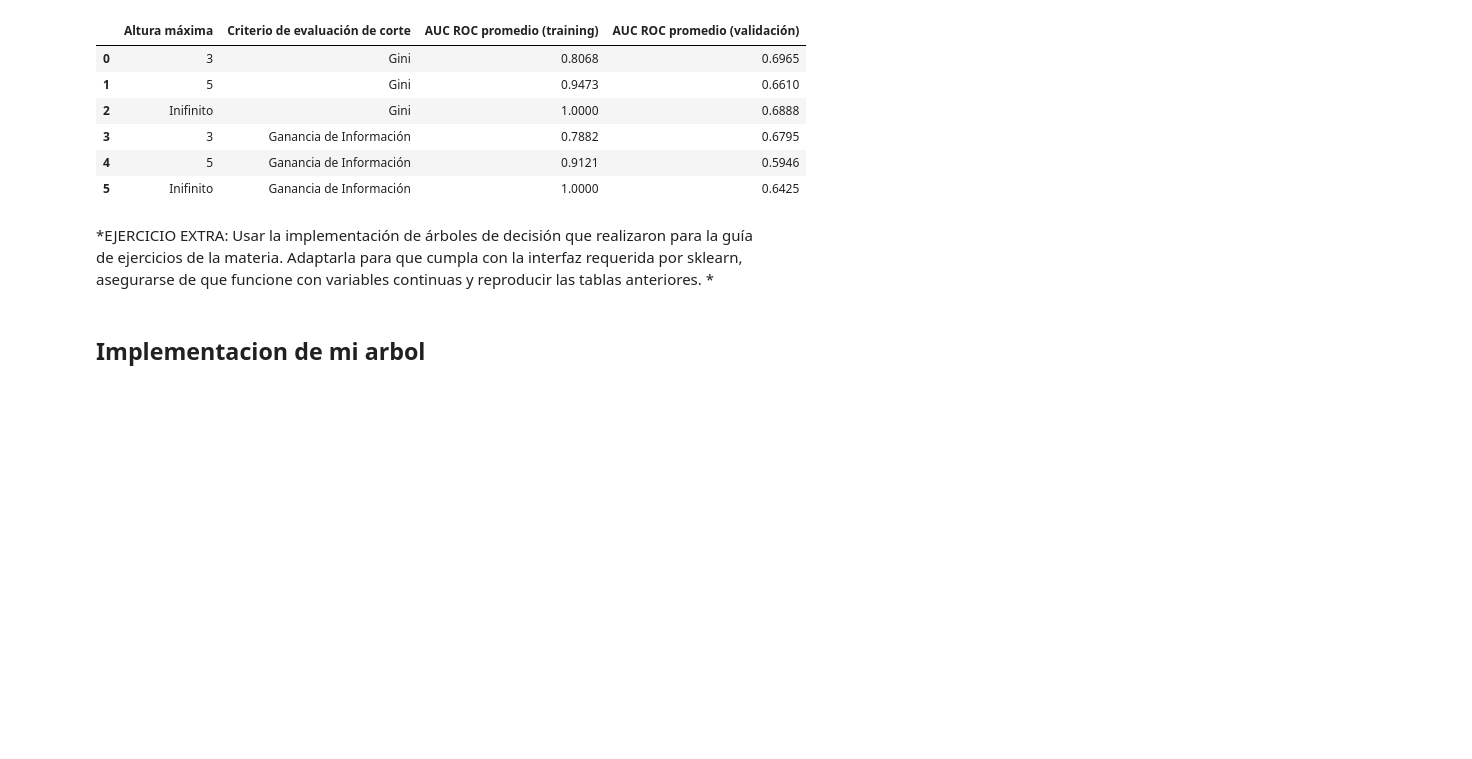
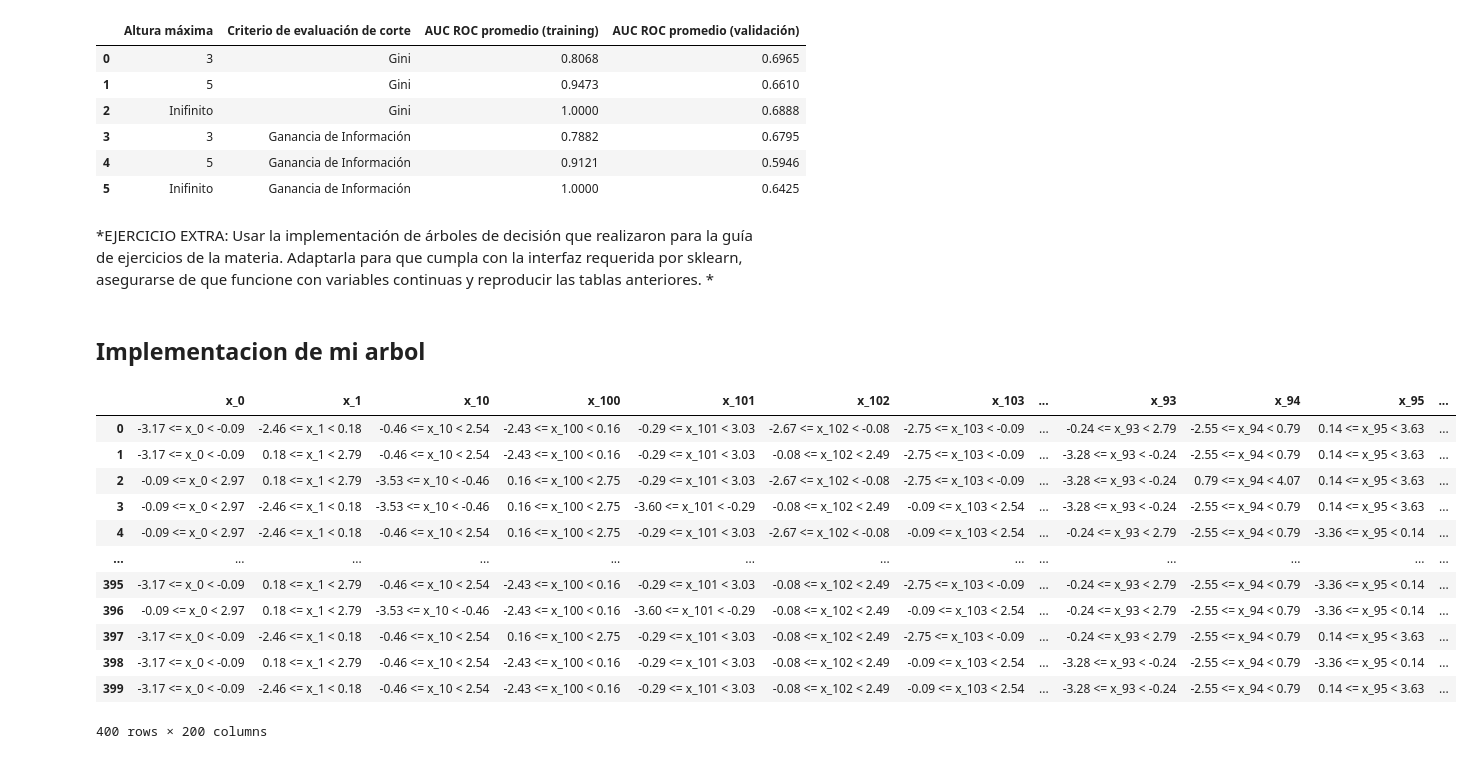
Before and after one commit to stellasm/repo_aa, a Jupyter notebook: TP1/extra_ej2.ipynb, the cells around one changed output. Saved outputs shown, nothing was run; the diff lists cells and outputs as text; code cells hidden in the pictures; blank space fills up the shorter version.

```diff
--- a/TP1/extra_ej2.ipynb
+++ b/TP1/extra_ej2.ipynb
@@ -459,0 +495,54 @@ clf.score(np.array(X), y)
+# %%
+def partition(column,column_name,nlabels):
+    ordered_column = np.copy(column)
+    ordered_column.sort()
+    clases = {}
+    #separa uniformemente en el dominio de valores
+    delimitadores = np.linspace(ordered_column[0],ordered_column[-1],nlabels)
+    delim_string = [""]*(len(delimitadores)+2)
+    i = 0
+    for value in ordered_column:
+#         print "value : %.2f, i: %.2f" %(value,i)
+        if (value < delimitadores[i]):
+            clases[value] = i
+        else:
+            if (i == 0):
+                delim_string[i] = "%s <= %.2f" % (column_name,value)
+                old_value = value
+            else:
+                delim_string[i] = "%.2f <= %s < %.2f" % (old_value,column_name,value)
+            old_value = value
+            i = i + 1
+            clases[value] = i
+
+    if (i > 0):
+        delim_string[i] = "%i <= %s" % (old_value,column_name)
+
+    return map(lambda x: delim_string[clases[x]],column)
+
+# s = range(0,100)
+# shuffle(s)
+# partition(s,"x",10)
+# %%
+d = {}
+i = 0
+for column in X_dev.columns:
+    column_name = "x_%s" % column
+    d[column_name] = partition(np.array(X_dev[column]),column_name,3)
+
+df = pd.DataFrame(data=d)
+df
+# %% [output]
+|  | x_0 | x_1 | x_10 | x_100 | x_101 | x_102 | x_103 | ... | x_93 | x_94 | x_95 | ... |
+| 0 | -3.17 <= x_0 < -0.09 | -2.46 <= x_1 < 0.18 | -0.46 <= x_10 < 2.54 | -2.43 <= x_100 < 0.16 | -0.29 <= x_101 < 3.03 | -2.67 <= x_102 < -0.08 | -2.75 <= x_103 < -0.09 | ... | -0.24 <= x_93 < 2.79 | -2.55 <= x_94 < 0.79 | 0.14 <= x_95 < 3.63 | ... |
+| 1 | -3.17 <= x_0 < -0.09 | 0.18 <= x_1 < 2.79 | -0.46 <= x_10 < 2.54 | -2.43 <= x_100 < 0.16 | -0.29 <= x_101 < 3.03 | -0.08 <= x_102 < 2.49 | -2.75 <= x_103 < -0.09 | ... | -3.28 <= x_93 < -0.24 | -2.55 <= x_94 < 0.79 | 0.14 <= x_95 < 3.63 | ... |
+| 2 | -0.09 <= x_0 < 2.97 | 0.18 <= x_1 < 2.79 | -3.53 <= x_10 < -0.46 | 0.16 <= x_100 < 2.75 | -0.29 <= x_101 < 3.03 | -2.67 <= x_102 < -0.08 | -2.75 <= x_103 < -0.09 | ... | -3.28 <= x_93 < -0.24 | 0.79 <= x_94 < 4.07 | 0.14 <= x_95 < 3.63 | ... |
+| 3 | -0.09 <= x_0 < 2.97 | -2.46 <= x_1 < 0.18 | -3.53 <= x_10 < -0.46 | 0.16 <= x_100 < 2.75 | -3.60 <= x_101 < -0.29 | -0.08 <= x_102 < 2.49 | -0.09 <= x_103 < 2.54 | ... | -3.28 <= x_93 < -0.24 | -2.55 <= x_94 < 0.79 | 0.14 <= x_95 < 3.63 | ... |
+| 4 | -0.09 <= x_0 < 2.97 | -2.46 <= x_1 < 0.18 | -0.46 <= x_10 < 2.54 | 0.16 <= x_100 < 2.75 | -0.29 <= x_101 < 3.03 | -2.67 <= x_102 < -0.08 | -0.09 <= x_103 < 2.54 | ... | -0.24 <= x_93 < 2.79 | -2.55 <= x_94 < 0.79 | -3.36 <= x_95 < 0.14 | ... |
+| ... | ... | ... | ... | ... | ... | ... | ... | ... | ... | ... | ... | ... |
+| 395 | -3.17 <= x_0 < -0.09 | 0.18 <= x_1 < 2.79 | -0.46 <= x_10 < 2.54 | -2.43 <= x_100 < 0.16 | -0.29 <= x_101 < 3.03 | -0.08 <= x_102 < 2.49 | -2.75 <= x_103 < -0.09 | ... | -0.24 <= x_93 < 2.79 | -2.55 <= x_94 < 0.79 | -3.36 <= x_95 < 0.14 | ... |
+| 396 | -0.09 <= x_0 < 2.97 | 0.18 <= x_1 < 2.79 | -3.53 <= x_10 < -0.46 | -2.43 <= x_100 < 0.16 | -3.60 <= x_101 < -0.29 | -0.08 <= x_102 < 2.49 | -0.09 <= x_103 < 2.54 | ... | -0.24 <= x_93 < 2.79 | -2.55 <= x_94 < 0.79 | -3.36 <= x_95 < 0.14 | ... |
+| 397 | -3.17 <= x_0 < -0.09 | -2.46 <= x_1 < 0.18 | -0.46 <= x_10 < 2.54 | 0.16 <= x_100 < 2.75 | -0.29 <= x_101 < 3.03 | -0.08 <= x_102 < 2.49 | -2.75 <= x_103 < -0.09 | ... | -0.24 <= x_93 < 2.79 | -2.55 <= x_94 < 0.79 | 0.14 <= x_95 < 3.63 | ... |
+| 398 | -3.17 <= x_0 < -0.09 | 0.18 <= x_1 < 2.79 | -0.46 <= x_10 < 2.54 | -2.43 <= x_100 < 0.16 | -0.29 <= x_101 < 3.03 | -0.08 <= x_102 < 2.49 | -0.09 <= x_103 < 2.54 | ... | -3.28 <= x_93 < -0.24 | -2.55 <= x_94 < 0.79 | -3.36 <= x_95 < 0.14 | ... |
+| 399 | -3.17 <= x_0 < -0.09 | -2.46 <= x_1 < 0.18 | -0.46 <= x_10 < 2.54 | -2.43 <= x_100 < 0.16 | -0.29 <= x_101 < 3.03 | -0.08 <= x_102 < 2.49 | -0.09 <= x_103 < 2.54 | ... | -3.28 <= x_93 < -0.24 | -2.55 <= x_94 < 0.79 | 0.14 <= x_95 < 3.63 | ... |
+400 rows × 200 columns
```
Also changed, not shown: parts of 16 cells of this notebook.
